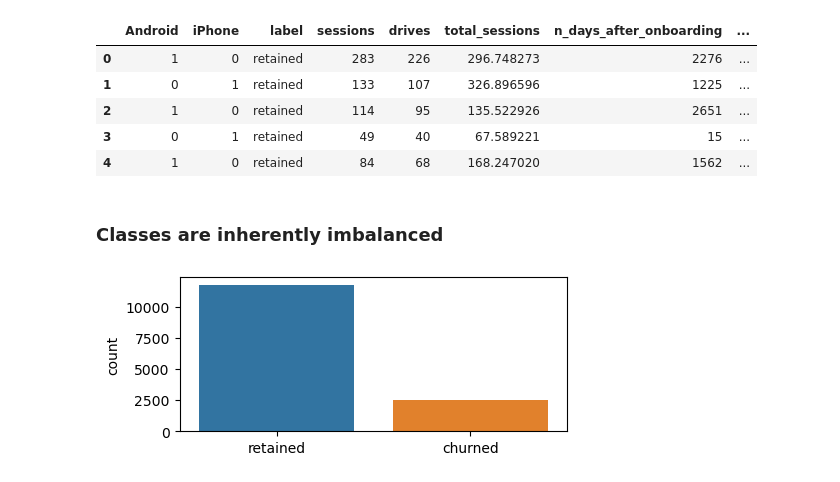
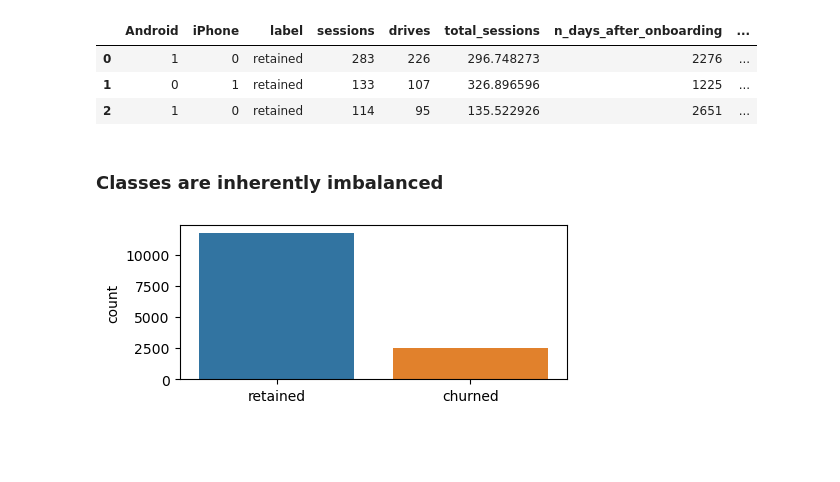
Before and after one commit to amoutafian/waze_capstone, a Jupyter notebook: notebooks/29.3 Modeling .ipynb, the cells around one changed output. Drawn from its saved outputs; the diff is of its cells as text; code cells hidden in the pictures; blank space fills up the shorter version.

```diff
--- a/notebooks/29.3 Modeling .ipynb
+++ b/notebooks/29.3 Modeling .ipynb
@@ -30,14 +30,12 @@ from sklearn.model_selection import GridSearchCV
 #Planning to use logistic regression, KNN, Random Forest and maybe Gradient boosting
 # %%
 waze_cleaned = pd.read_csv("../data/waze_processed.csv")
-waze_cleaned.head()
+waze_cleaned.head(3)
 # %% [output]
 |  | Android | iPhone | label | sessions | drives | total_sessions | n_days_after_onboarding | ... |
 | 0 | 1 | 0 | retained | 283 | 226 | 296.748273 | 2276 | ... |
 | 1 | 0 | 1 | retained | 133 | 107 | 326.896596 | 1225 | ... |
 | 2 | 1 | 0 | retained | 114 | 95 | 135.522926 | 2651 | ... |
-| 3 | 0 | 1 | retained | 49 | 40 | 67.589221 | 15 | ... |
-| 4 | 1 | 0 | retained | 84 | 68 | 168.247020 | 1562 | ... |
 # %% [markdown]
 <h3> Classes are inherently imbalanced
 # %%
```
Also changed, not shown: parts of 17 cells of this notebook.
